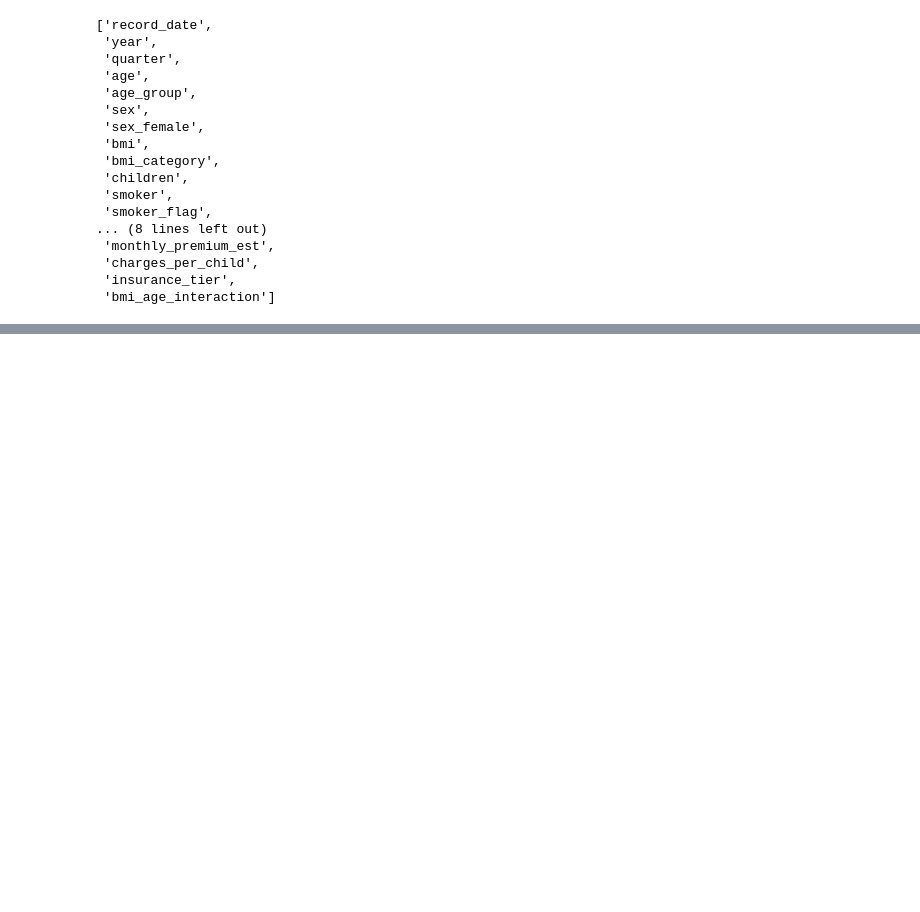
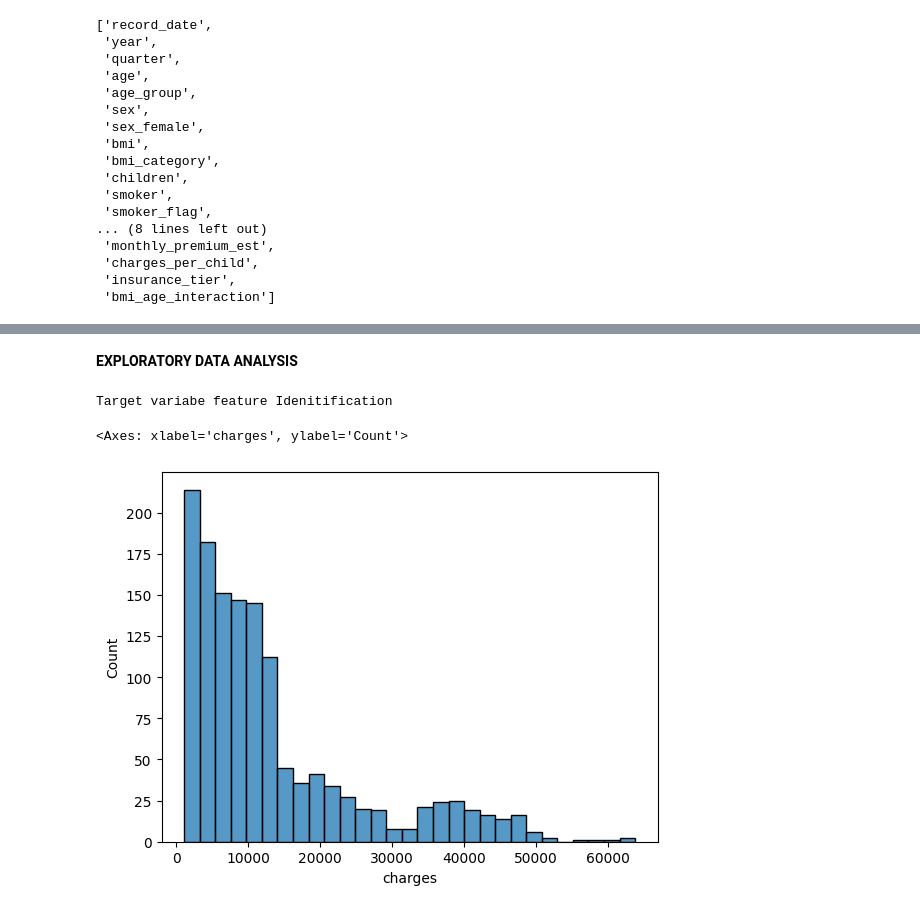
Before and after one commit to aparna-2001/medical-insurance-charges-ML-model-2021-2025, a Jupyter notebook: medical_insurance_charges_ML_model_2021_2025.ipynb, the cells around one changed output, grey strips where cells are left out. Cells and saved outputs as stored; diff of their text form; code cells hidden in the pictures; blank space fills up the shorter version.

Commit message:
EDA, box plot analysis and outlier identification

```diff
--- a/medical_insurance_charges_ML_model_2021_2025.ipynb
+++ b/medical_insurance_charges_ML_model_2021_2025.ipynb
@@ -164,0 +139,10 @@ Index(['year', 'quarter', 'age', 'age_group', 'sex_female', 'bmi',
+# %% [markdown]
+**EXPLORATORY DATA ANALYSIS**
+# %%
+print('Target variabe feature Idenitification')
+
+sn.histplot(medical_df['charges'])
+# %% [output]
+Target variabe feature Idenitification
+<Axes: xlabel='charges', ylabel='Count'>
+[figure, added]
```
Also changed, not shown: parts of 21 cells of this notebook.
